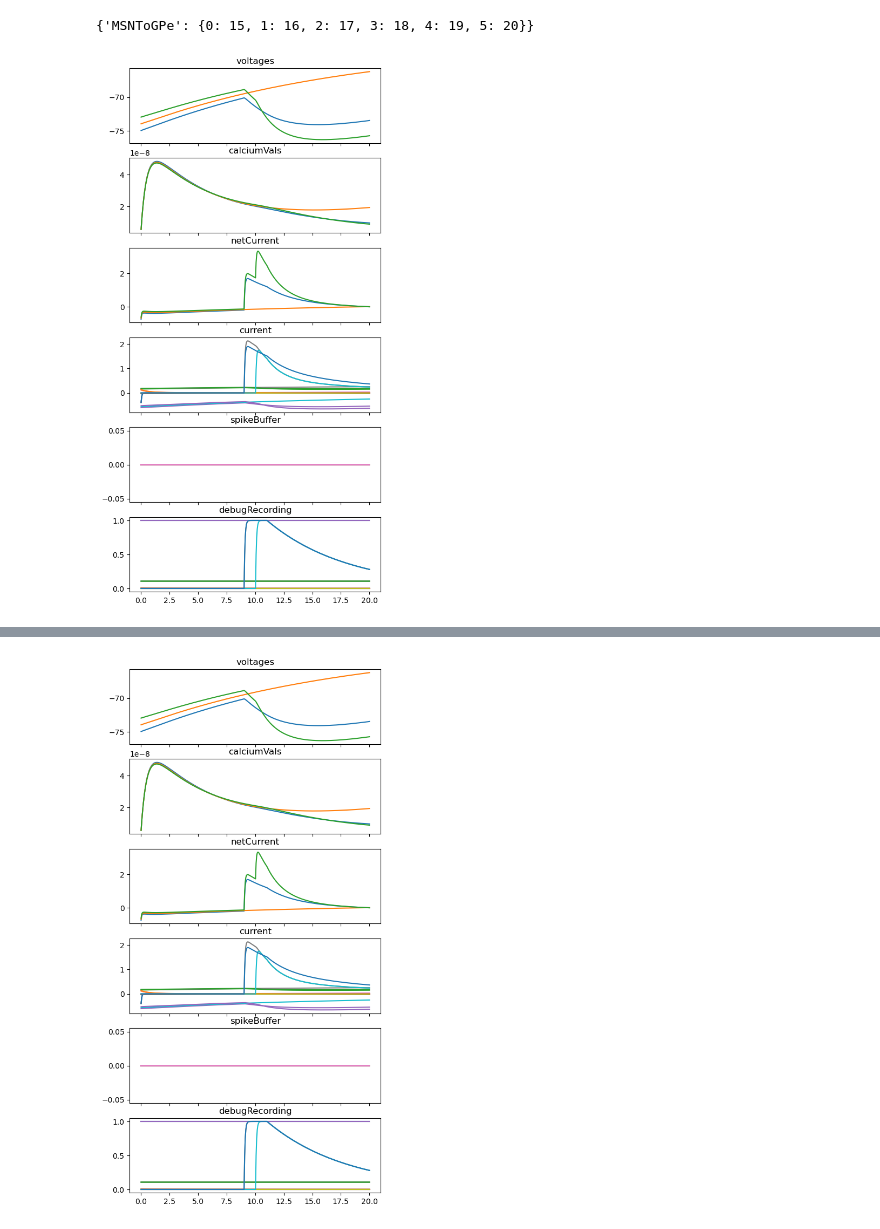
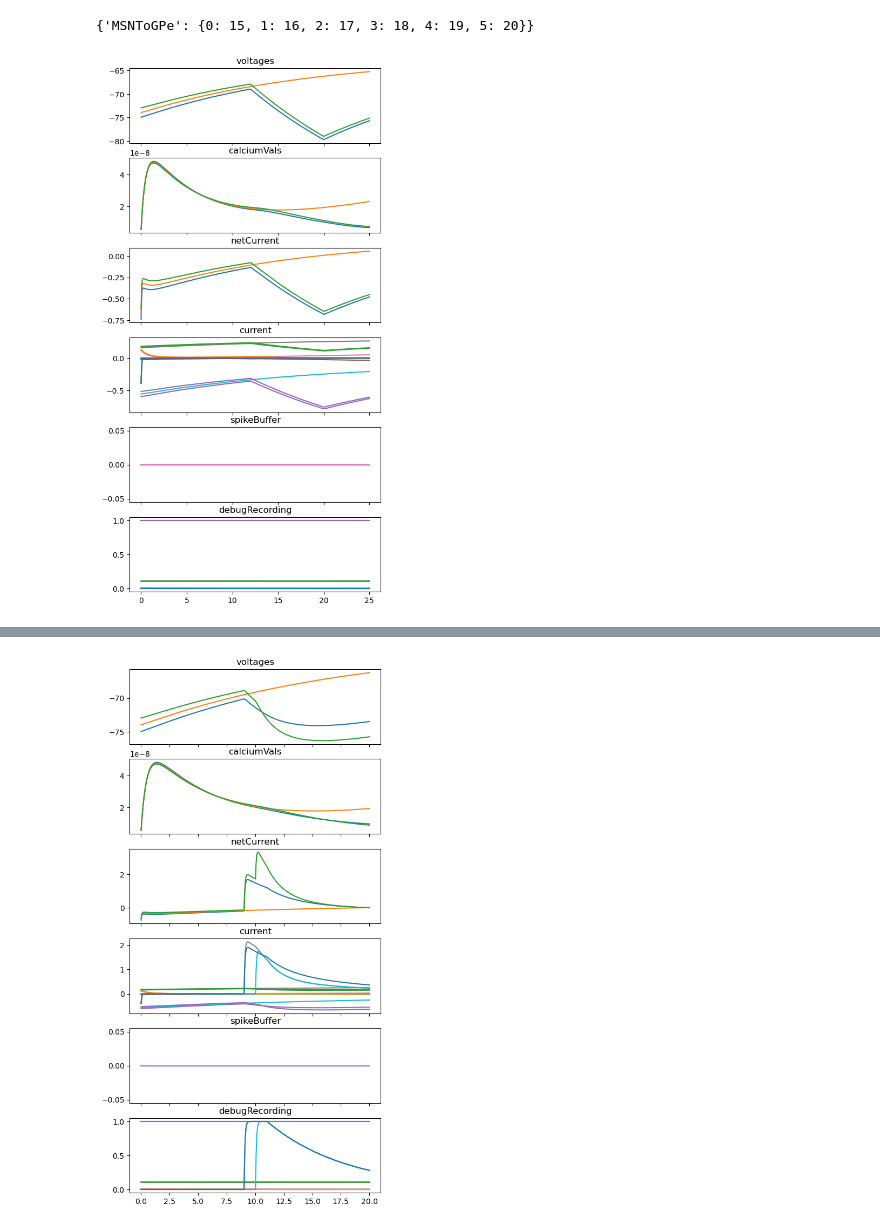
Before and after one commit to cathalmc/CBLTP_NeuroSim, a Jupyter notebook: neuronSim_July27_testingNewSystem.ipynb, the cells around one changed output, grey strips where cells are left out. Saved outputs shown, nothing was run; the diff lists cells and outputs as text; code cells hidden in the pictures.

Commit message:
current stimulation

```diff
--- a/neuronSim_July27_testingNewSystem.ipynb
+++ b/neuronSim_July27_testingNewSystem.ipynb
@@ -118,20 +82,21 @@ spikeStimNeurons = spikeStimNeurons[spikeStimSortedInds]
 # %%
+stimInfoSpikes = {}
+# stimSynapse(stimInfoSpikes,[17,19],10,11,TS)
+# stimSynapse(stimInfoSpikes,[17,20],9,11,TS)
 
+runTime = 25
 
-runTime = 20
-biasNeuron,biasVal = 0,-10
-
-stimInfoCurrents = {} #{i:{biasNeuron:biasVal} for i in range(st0,st1)}
-# channel inputs are overwritten at a particular iteration, on a per channel basis (as opposed to overwritting a axon)
+stimInfoCurrents = {}
+stimBiasCurrent(stimInfoCurrents,segmentsToStim=[0,2],currentValue=2.0,startTime=12,stopTime=20,TS=TS)
 
 simDataPy = deepcopy(simData)
 simDataPy["debugRecording"] = np.zeros_like(simDataPy["current"])
 data = solveSystemStandard(simDataPy,TS,runTime,stimInfoSpikes,stimInfoCurrents,
                            recordingKeys = ["voltages","calciumVals","netCurrent","current","spikeBuffer","debugRecording"])
 standardPlot(data)
 #plt.plot(data["time"],data["debugRecording"][:,synapsesToStim])
 # %% [output]
-[figure, old version]
+[figure, new version]
 # %%
 build_dir,configType = "build", "Debug" ##NOTE: make sure your are using correct version
 moduleDir = os.path.join(build_dir, configType)
```
Also changed, not shown: parts of 3 cells of this notebook, 2 other files.
